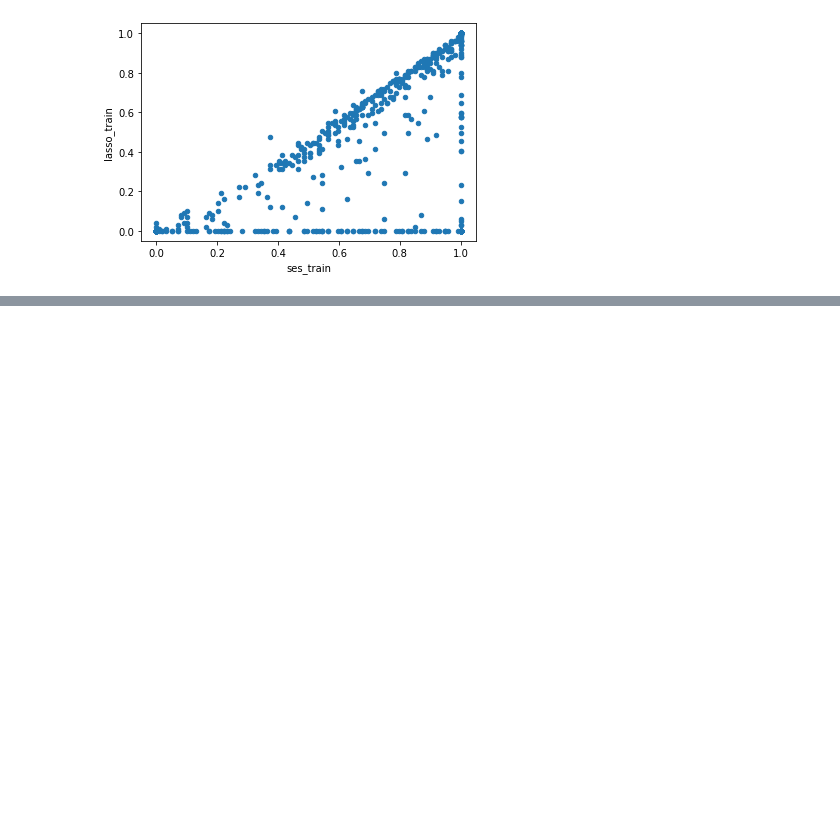
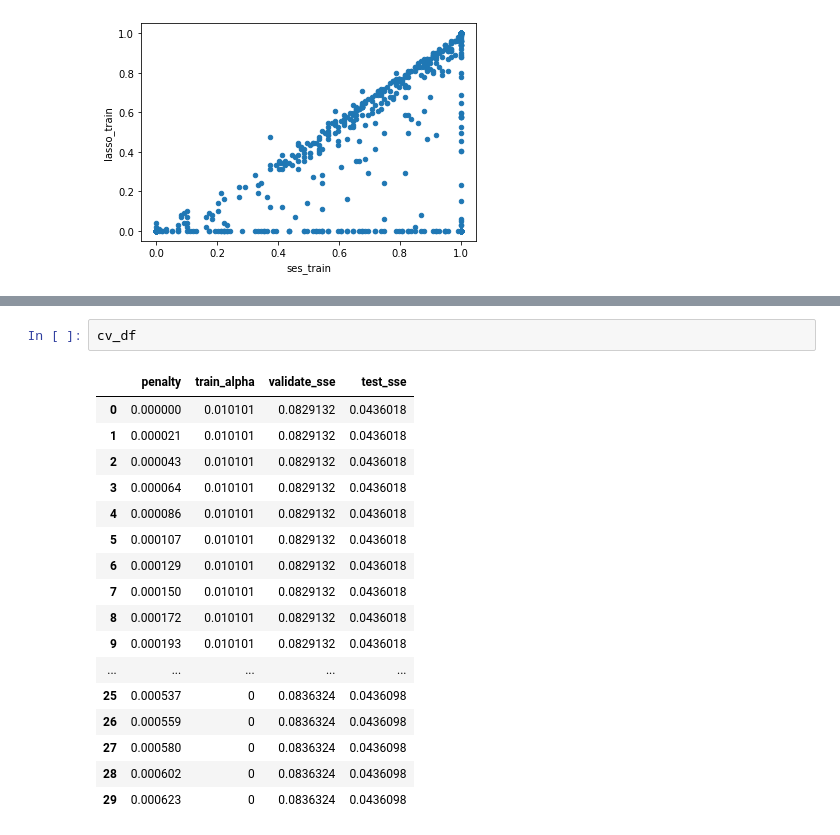
Before and after one commit to JonRMichel/exp-smoothing-k-periods-ahead, a Jupyter notebook: optimal alpha for m3 yearly-checkpoint.ipynb, the cells around one changed output, grey strips where cells are left out. Drawn from its saved outputs; the diff is of its cells as text; blank space fills up the shorter version.

```diff
--- a/optimal alpha for m3 yearly-checkpoint.ipynb
+++ b/optimal alpha for m3 yearly-checkpoint.ipynb
@@ -115,0 +204,20 @@ lasso_test_df.plot.scatter(x='ses_train',y='lasso_train')
+# %%
+cv_df
+# %% [output]
+|  | penalty | train_alpha | validate_sse | test_sse |
+| 0 | 0.000000 | 0.010101 | 0.0829132 | 0.0436018 |
+| 1 | 0.000021 | 0.010101 | 0.0829132 | 0.0436018 |
+| 2 | 0.000043 | 0.010101 | 0.0829132 | 0.0436018 |
+| 3 | 0.000064 | 0.010101 | 0.0829132 | 0.0436018 |
+| 4 | 0.000086 | 0.010101 | 0.0829132 | 0.0436018 |
+| 5 | 0.000107 | 0.010101 | 0.0829132 | 0.0436018 |
+| 6 | 0.000129 | 0.010101 | 0.0829132 | 0.0436018 |
+| 7 | 0.000150 | 0.010101 | 0.0829132 | 0.0436018 |
+| 8 | 0.000172 | 0.010101 | 0.0829132 | 0.0436018 |
+| 9 | 0.000193 | 0.010101 | 0.0829132 | 0.0436018 |
+| ... | ... | ... | ... | ... |
+| 25 | 0.000537 | 0 | 0.0836324 | 0.0436098 |
+| 26 | 0.000559 | 0 | 0.0836324 | 0.0436098 |
+| 27 | 0.000580 | 0 | 0.0836324 | 0.0436098 |
+| 28 | 0.000602 | 0 | 0.0836324 | 0.0436098 |
+| 29 | 0.000623 | 0 | 0.0836324 | 0.0436098 |
```
Also changed, not shown: parts of 7 cells of this notebook.
